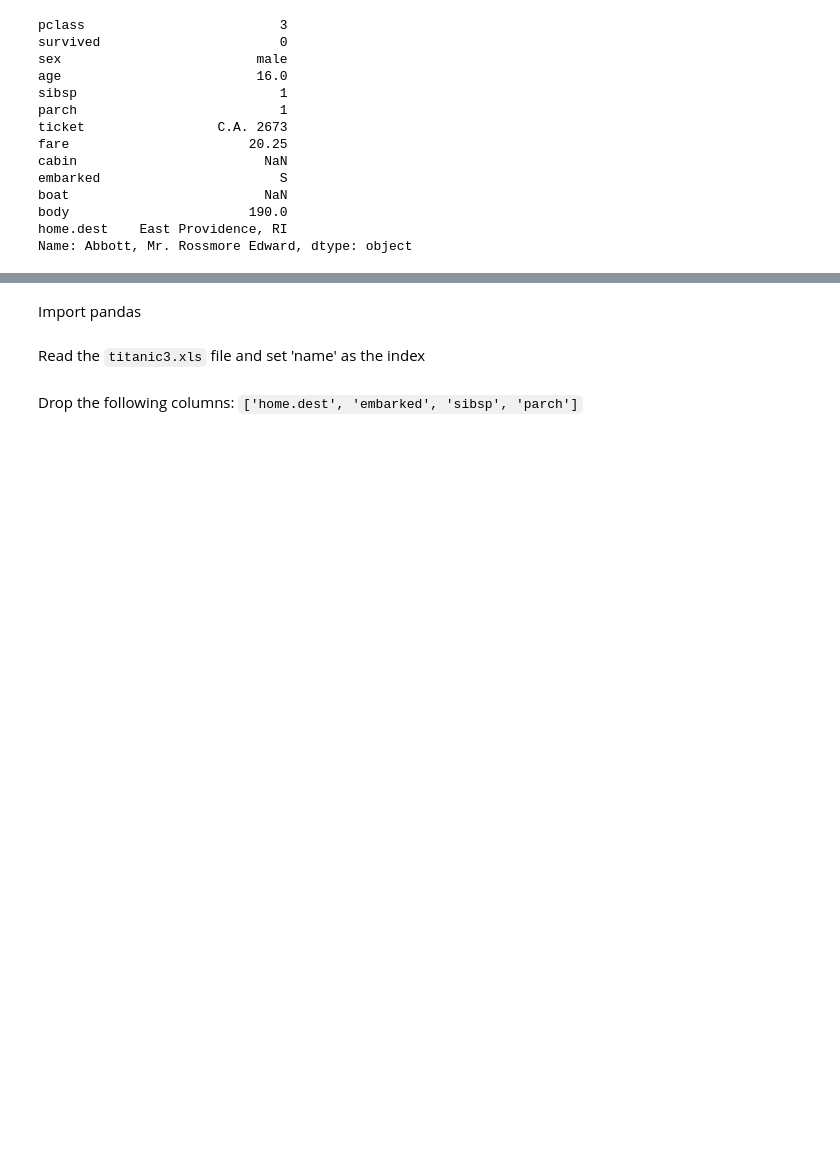
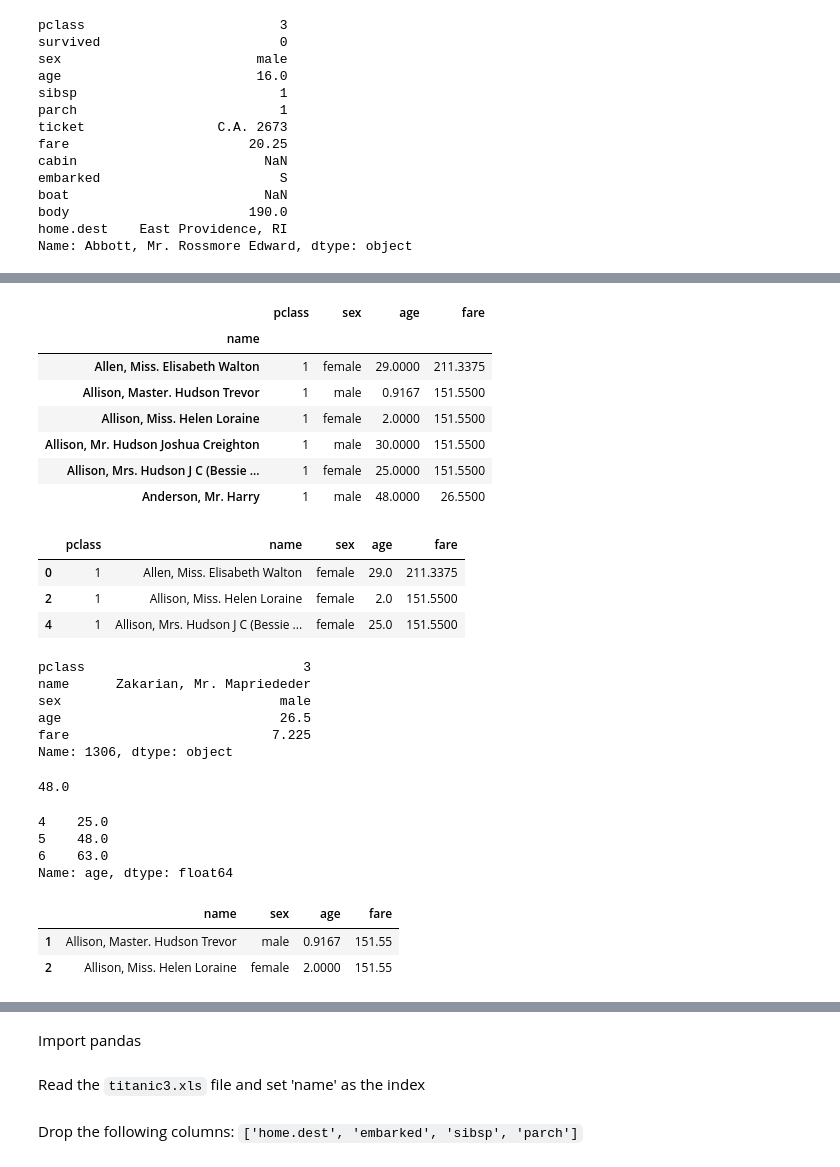
Before and after one commit to AmalSatheesan/Data_Analysis_with_Pandas, a Jupyter notebook: homework3.ipynb, the cells around one changed output, grey strips where cells are left out. Cells and saved outputs as stored; diff of their text form; code cells hidden in the pictures; blank space fills up the shorter version.

```diff
--- a/homework3.ipynb
+++ b/homework3.ipynb
@@ -68,0 +116,44 @@ KeyError: 'amal'
+# %%
+titanic.iloc[0:6]
+# %% [output]
+|  | pclass | sex | age | fare |
+| name |  |  |  |  |
+| Allen, Miss. Elisabeth Walton | 1 | female | 29.0000 | 211.3375 |
+| Allison, Master. Hudson Trevor | 1 | male | 0.9167 | 151.5500 |
+| Allison, Miss. Helen Loraine | 1 | female | 2.0000 | 151.5500 |
+| Allison, Mr. Hudson Joshua Creighton | 1 | male | 30.0000 | 151.5500 |
+| Allison, Mrs. Hudson J C (Bessie ... | 1 | female | 25.0000 | 151.5500 |
+| Anderson, Mr. Harry | 1 | male | 48.0000 | 26.5500 |
+# %%
+titanic.iloc[0:6:2]
+# %% [output]
+|  | pclass | name | sex | age | fare |
+| 0 | 1 | Allen, Miss. Elisabeth Walton | female | 29.0 | 211.3375 |
+| 2 | 1 | Allison, Miss. Helen Loraine | female | 2.0 | 151.5500 |
+| 4 | 1 | Allison, Mrs. Hudson J C (Bessie ... | female | 25.0 | 151.5500 |
+# %%
+titanic.iloc[-3]
+# %% [output]
+pclass                            3
+name      Zakarian, Mr. Mapriededer
+sex                            male
+age                            26.5
+fare                          7.225
+Name: 1306, dtype: object
+# %%
+titanic.iloc[5,3]
+# %% [output]
+48.0
+# %%
+titanic.iloc[[4,5,6],3]
+# %% [output]
+4    25.0
+5    48.0
+6    63.0
+Name: age, dtype: float64
+# %%
+titanic.iloc[[1,2],[1,2,3,4]]
+# %% [output]
+|  | name | sex | age | fare |
+| 1 | Allison, Master. Hudson Trevor | male | 0.9167 | 151.55 |
+| 2 | Allison, Miss. Helen Loraine | female | 2.0000 | 151.55 |
```
Also changed, not shown: parts of 9 cells of this notebook.
